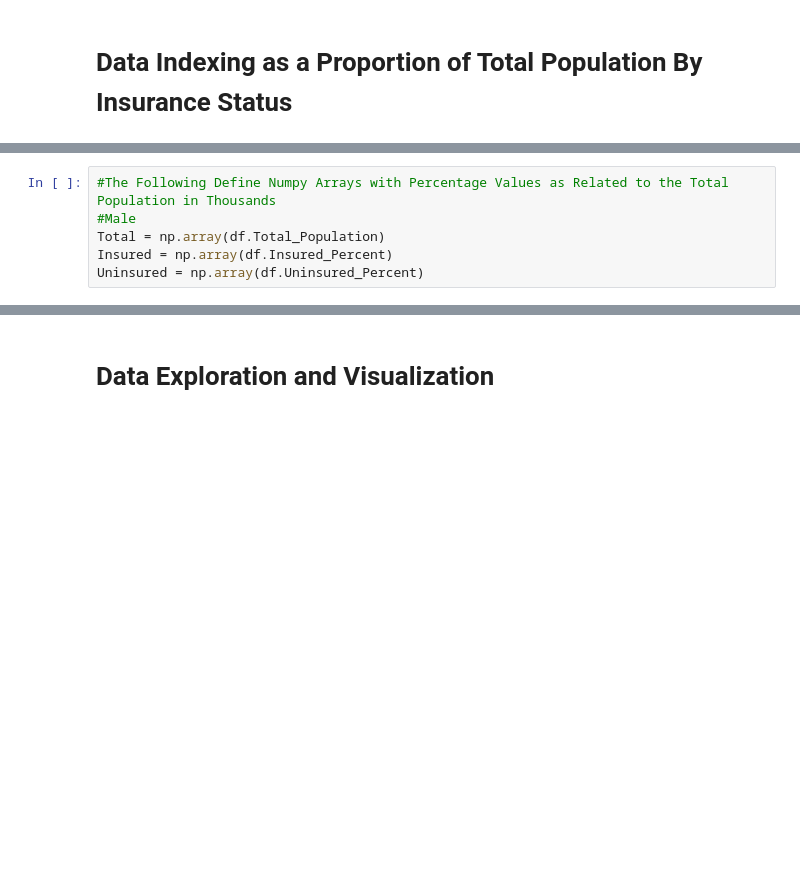
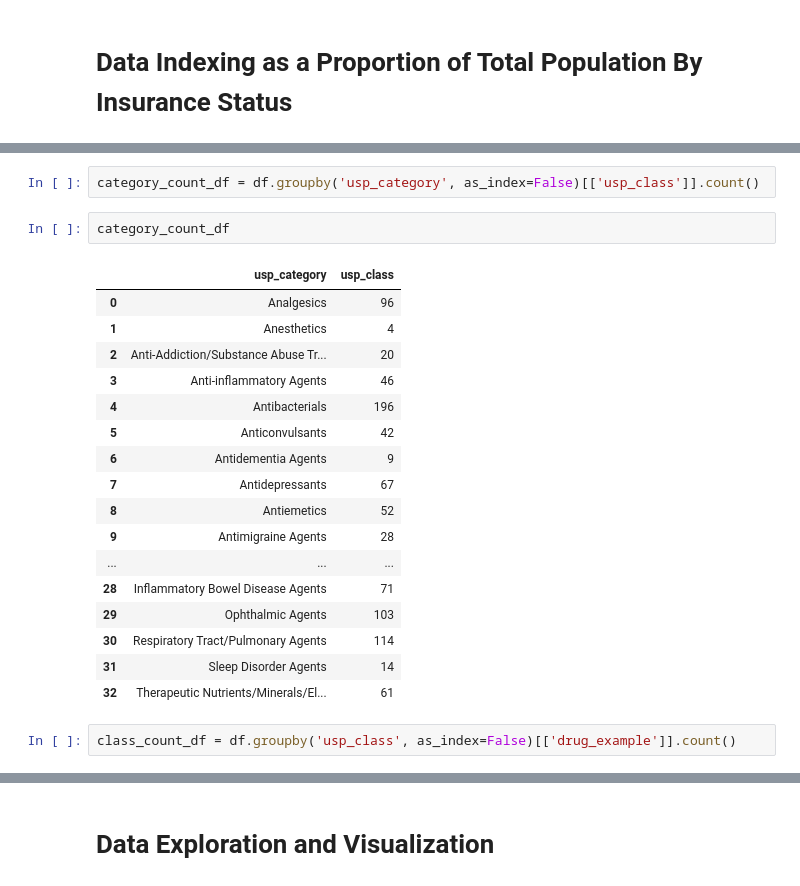
Before and after one commit to MelekM/Mizher_MSDS455_Assignment3_HierarchicalData, a Jupyter notebook: Mizher_MSDS455_Assignment3_HierarchicalData.ipynb, the cells around one changed output, grey strips where cells are left out. Cells and saved outputs as stored; diff of their text form; blank space fills up the shorter version.

```diff
--- a/Mizher_MSDS455_Assignment3_HierarchicalData.ipynb
+++ b/Mizher_MSDS455_Assignment3_HierarchicalData.ipynb
@@ -81,6 +80,24 @@ d
-# %%
-#The Following Define Numpy Arrays with Percentage Values as Related to the Total Population in Thousands
-#Male
-Total = np.array(df.Total_Population)
-Insured = np.array(df.Insured_Percent)
-Uninsured = np.array(df.Uninsured_Percent)
+# %%
+category_count_df = df.groupby('usp_category', as_index=False)[['usp_class']].count()
+# %%
+category_count_df
+# %% [output]
+|  | usp_category | usp_class |
+| 0 | Analgesics | 96 |
+| 1 | Anesthetics | 4 |
+| 2 | Anti-Addiction/Substance Abuse Tr... | 20 |
+| 3 | Anti-inflammatory Agents | 46 |
+| 4 | Antibacterials | 196 |
+| 5 | Anticonvulsants | 42 |
+| 6 | Antidementia Agents | 9 |
+| 7 | Antidepressants | 67 |
+| 8 | Antiemetics | 52 |
+| 9 | Antimigraine Agents | 28 |
+| ... | ... | ... |
+| 28 | Inflammatory Bowel Disease Agents | 71 |
+| 29 | Ophthalmic Agents | 103 |
+| 30 | Respiratory Tract/Pulmonary Agents | 114 |
+| 31 | Sleep Disorder Agents | 14 |
+| 32 | Therapeutic Nutrients/Minerals/El... | 61 |
+# %%
+class_count_df = df.groupby('usp_class', as_index=False)[['drug_example']].count()
```
Also changed, not shown: parts of 16 cells of this notebook.
